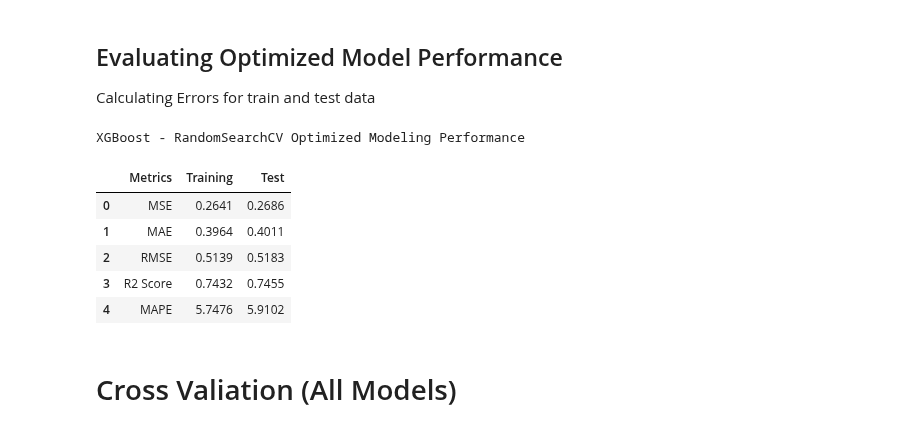
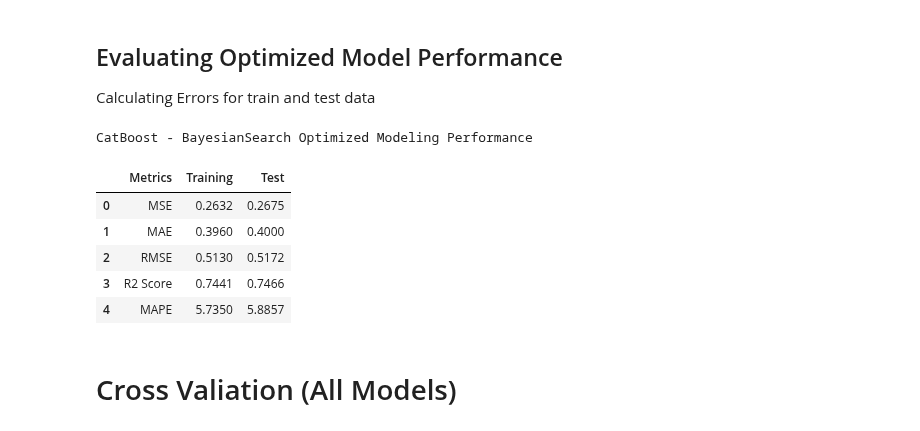
Before and after one commit to tshihab07/Super-Market-Sales-Forecasting, a Jupyter notebook: notebookes/model_CatBoost.ipynb, the cells around one changed output. Cells and saved outputs as stored; diff of their text form; code cells hidden in the pictures.

```diff
--- a/notebookes/model_CatBoost.ipynb
+++ b/notebookes/model_CatBoost.ipynb
@@ -240,0 +237,7 @@ XGBRegressor(base_score=None, booster=None, callbacks=None,
+# %%
+# Build final model with best params
+best_params_optuna = study.best_params.copy()
+
+# train optimized model
+optuna_model = CatBoostRegressor(**best_params_optuna, random_state=42)
+optuna_model.fit(x_train_cb, y_train, eval_set=[(x_test_cb, y_test)], early_stopping_rounds=50, verbose=False)
@@ -290,46 +294,49 @@ model = xgb.XGBRegressor(
 )
 # %%
 # optimize with RandomSearchCV
-random_search = RandomizedSearchCV(model,
-                                   param_dist,
-                                   n_iter=50,
-                                   scoring='neg_root_mean_squared_error',
-                                   cv=cv,
-                                   random_state=42,
-                                   n_jobs=-1)
+bayesSearch = BayesSearchCV(
+    estimator=cb_base,
+    search_spaces=param_space,
+    n_iter=30,
+    cv=cv,
+    scoring="neg_root_mean_squared_error",
+    random_state=42,
+    n_jobs=-1,
+    verbose=0
+)
 
 # fit model
-random_search.fit(x_train, y_train)
+bayesSearch.fit(x_train_cb, y_train)
 
-# best model from RandomSearchCV
-randomSearch_model = random_search.best_estimator_
+# best model from BayesianSearchCV
+bayesSearch_model = bayesSearch.best_estimator_
 # %% [markdown]
 ## Apply Model to Make Predictions
 # %%
 # make predictions on train and test set
-y_train_pred_random = randomSearch_model.predict(x_train)
-y_test_pred_random = randomSearch_model.predict(x_test)
+y_train_pred_bayes = bayesSearch_model.predict(x_train_cb)
+y_test_pred_bayes = bayesSearch_model.predict(x_test_cb)
 # %% [markdown]
 ## Evaluating Optimized Model Performance
 Calculating Errors for train and test data
 # %%
 # calculate train and test metrics
-train_metrics_random = Evaluator.calculate_metrics(y_train, y_train_pred_random)
-test_metrics_random = Evaluator.calculate_metrics(y_test, y_test_pred_random)
+train_metrics_bayes = Evaluator.calculate_metrics(y_train, y_train_pred_bayes)
+test_metrics_bayes = Evaluator.calculate_metrics(y_test, y_test_pred_bayes)
 # %%
 # performance table of optuna optimization
-random_perf = Evaluator.performance_table(train_metrics_random, test_metrics_random)
+bayes_perf = Evaluator.performance_table(train_metrics_bayes, test_metrics_bayes)
 
-print("XGBoost - RandomSearchCV Optimized Modeling Performance")
-display(random_perf)
+print("CatBoost - BayesianSearch Optimized Modeling Performance")
+display(bayes_perf)
 # %% [output]
-XGBoost - RandomSearchCV Optimized Modeling Performance
+CatBoost - BayesianSearch Optimized Modeling Performance
 |  | Metrics | Training | Test |
-| 0 | MSE | 0.2641 | 0.2686 |
-| 1 | MAE | 0.3964 | 0.4011 |
-| 2 | RMSE | 0.5139 | 0.5183 |
-| 3 | R2 Score | 0.7432 | 0.7455 |
-| 4 | MAPE | 5.7476 | 5.9102 |
+| 0 | MSE | 0.2632 | 0.2675 |
+| 1 | MAE | 0.3960 | 0.4000 |
+| 2 | RMSE | 0.5130 | 0.5172 |
+| 3 | R2 Score | 0.7441 | 0.7466 |
+| 4 | MAPE | 5.7350 | 5.8857 |
 # %% [markdown]
 # Cross Valiation (All Models)
 # %%
```
Also changed, not shown: parts of 26 cells of this notebook.
